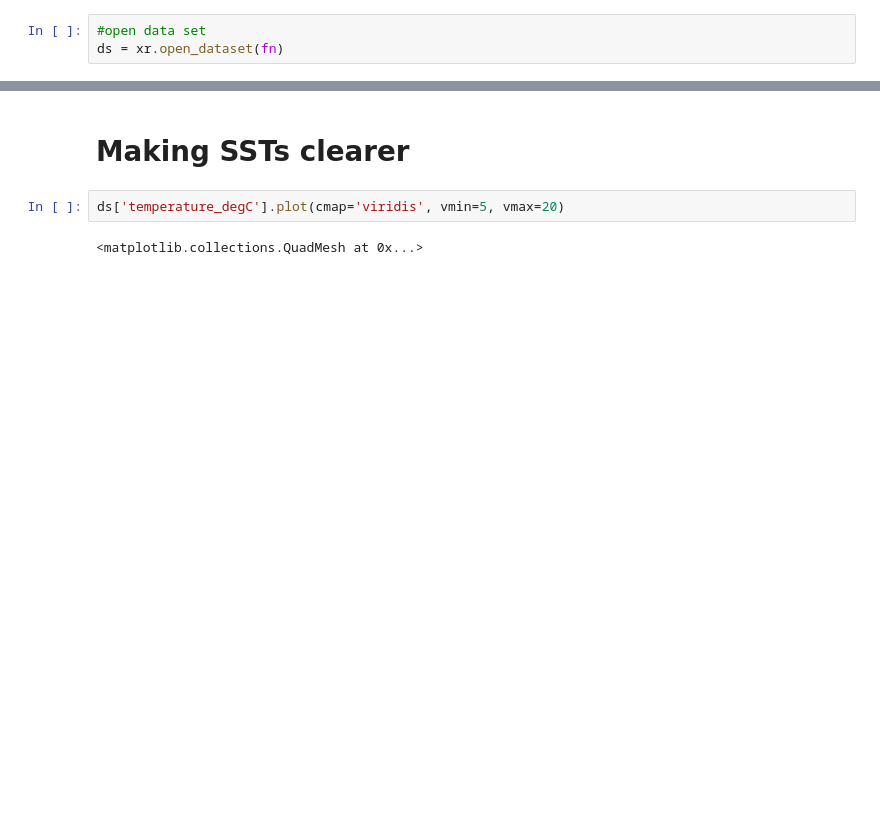
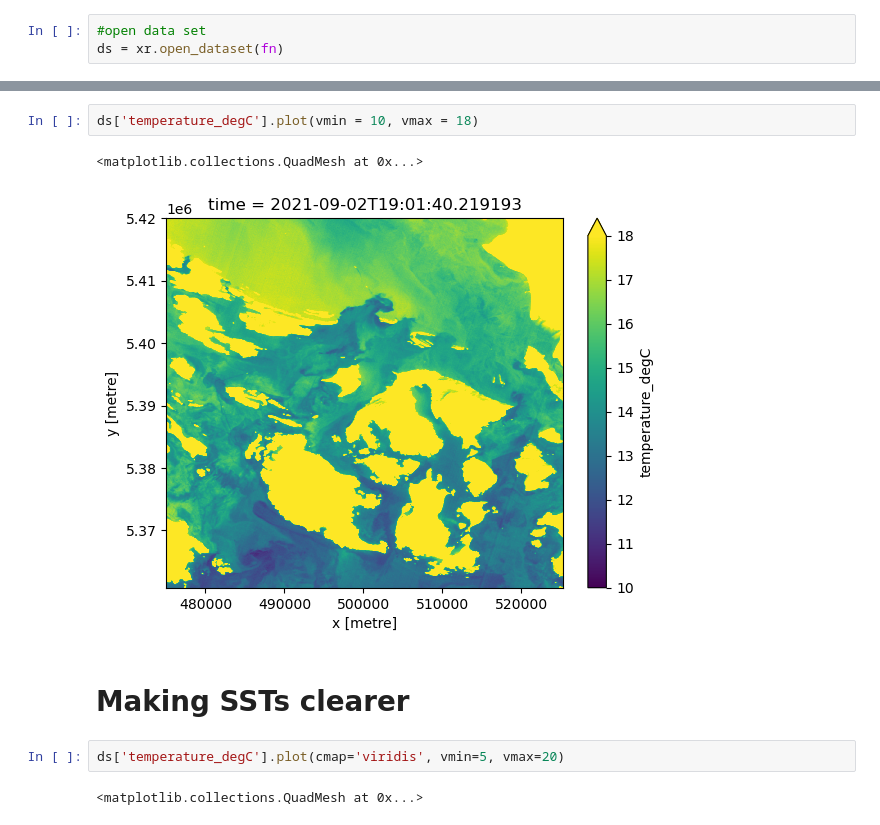
Before and after one commit to elischwat/summerfog, a Jupyter notebook: landsat/plotting-scenes-izzie.ipynb, the cells around one changed output, grey strips where cells are left out. Cells and saved outputs as stored; diff of their text form; blank space fills up the shorter version.

```diff
--- a/landsat/plotting-scenes-izzie.ipynb
+++ b/landsat/plotting-scenes-izzie.ipynb
@@ -29,3 +29,8 @@ ds['temperature_degC'].plot()
+# %%
+ds['temperature_degC'].plot(vmin = 10, vmax = 18)
+# %% [output]
+<matplotlib.collections.QuadMesh at 0x...>
+[figure, added]
 # %% [markdown]
 # Making SSTs clearer
 # %%
```
Also changed, not shown: parts of 4 cells of this notebook, 1 other file.
